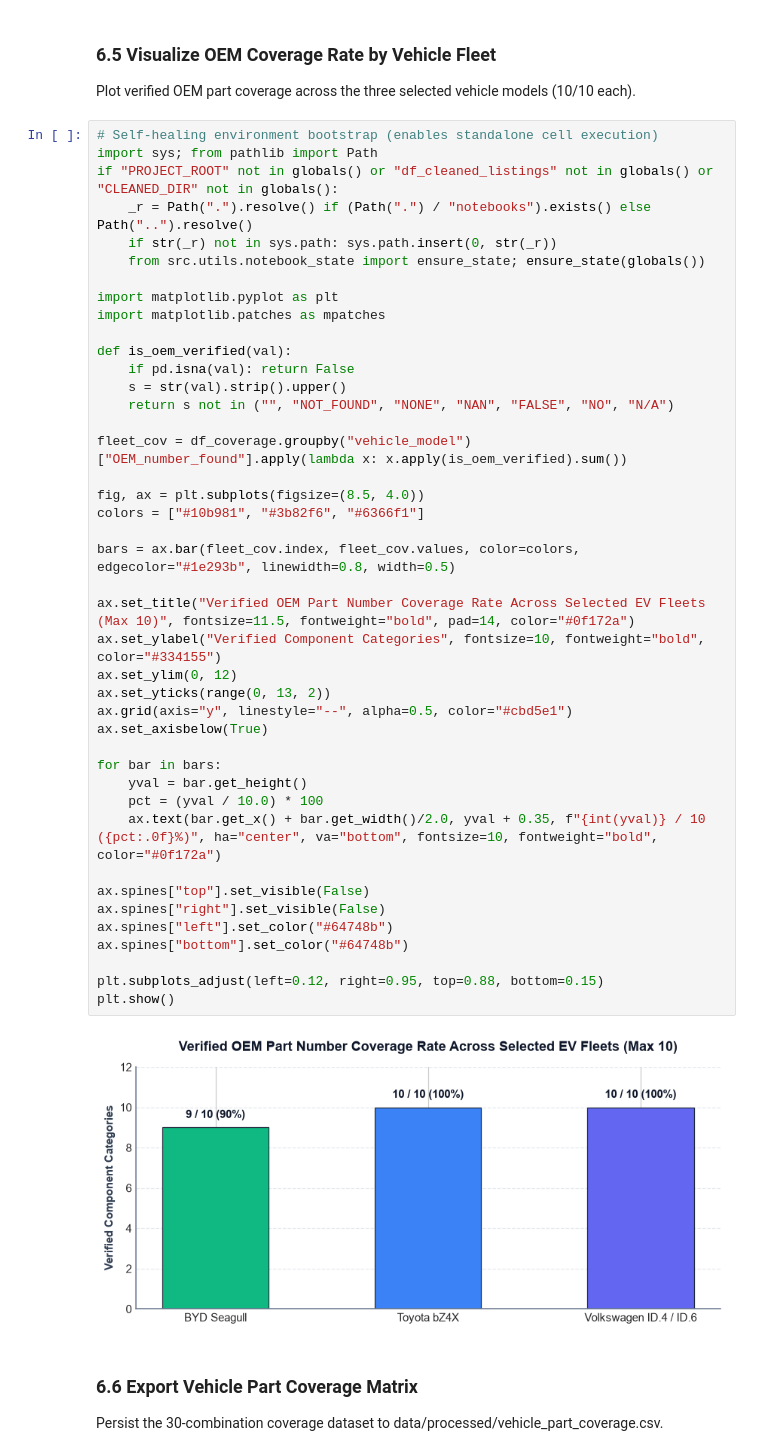
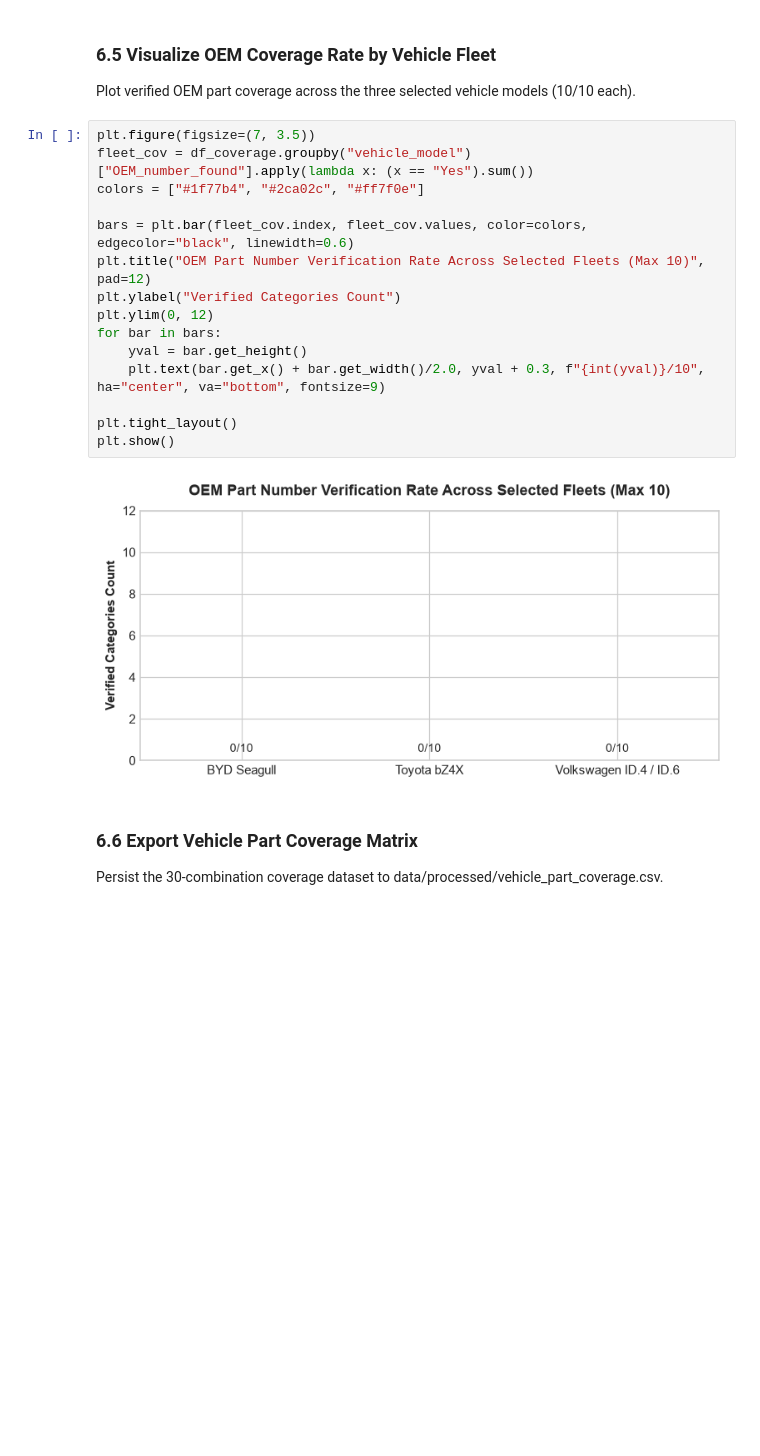
Before and after one commit to EstarCode/ev-spare-parts-prioritization, a Jupyter notebook: notebooks/Abraham_Amogne_EV_Spare_Parts_Prioritization.ipynb, the cells around one changed output. Drawn from its saved outputs; the diff is of its cells as text; blank space fills up the shorter version.

```diff
--- a/notebooks/Abraham_Amogne_EV_Spare_Parts_Prioritization.ipynb
+++ b/notebooks/Abraham_Amogne_EV_Spare_Parts_Prioritization.ipynb
@@ -648,50 +664,23 @@ display(oem_crosstab)
 # %% [markdown]
 ### 6.5 Visualize OEM Coverage Rate by Vehicle Fleet
 Plot verified OEM part coverage across the three selected vehicle models (10/10 each).
-# %%
-# Self-healing environment bootstrap (enables standalone cell execution)
-import sys; from pathlib import Path
-if "PROJECT_ROOT" not in globals() or "df_cleaned_listings" not in globals() or "CLEANED_DIR" not in globals():
-    _r = Path(".").resolve() if (Path(".") / "notebooks").exists() else Path("..").resolve()
-    if str(_r) not in sys.path: sys.path.insert(0, str(_r))
-    from src.utils.notebook_state import ensure_state; ensure_state(globals())
-
-import matplotlib.pyplot as plt
-import matplotlib.patches as mpatches
-
-def is_oem_verified(val):
-    if pd.isna(val): return False
-    s = str(val).strip().upper()
-    return s not in ("", "NOT_FOUND", "NONE", "NAN", "FALSE", "NO", "N/A")
-
-fleet_cov = df_coverage.groupby("vehicle_model")["OEM_number_found"].apply(lambda x: x.apply(is_oem_verified).sum())
-
-fig, ax = plt.subplots(figsize=(8.5, 4.0))
-colors = ["#10b981", "#3b82f6", "#6366f1"]
-
-bars = ax.bar(fleet_cov.index, fleet_cov.values, color=colors, edgecolor="#1e293b", linewidth=0.8, width=0.5)
-
-ax.set_title("Verified OEM Part Number Coverage Rate Across Selected EV Fleets (Max 10)", fontsize=11.5, fontweight="bold", pad=14, color="#0f172a")
-ax.set_ylabel("Verified Component Categories", fontsize=10, fontweight="bold", color="#334155")
-ax.set_ylim(0, 12)
-ax.set_yticks(range(0, 13, 2))
-ax.grid(axis="y", linestyle="--", alpha=0.5, color="#cbd5e1")
-ax.set_axisbelow(True)
-
-for bar in bars:
-    yval = bar.get_height()
-    pct = (yval / 10.0) * 100
-    ax.text(bar.get_x() + bar.get_width()/2.0, yval + 0.35, f"{int(yval)} / 10 ({pct:.0f}%)", ha="center", va="bottom", fontsize=10, fontweight="bold", color="#0f172a")
-
-ax.spines["top"].set_visible(False)
-ax.spines["right"].set_visible(False)
-ax.spines["left"].set_color("#64748b")
-ax.spines["bottom"].set_color("#64748b")
-
-plt.subplots_adjust(left=0.12, right=0.95, top=0.88, bottom=0.15)
-plt.show()
-# %% [output]
-[figure, removed]
+# %%
+plt.figure(figsize=(7, 3.5))
+fleet_cov = df_coverage.groupby("vehicle_model")["OEM_number_found"].apply(lambda x: (x == "Yes").sum())
+colors = ["#1f77b4", "#2ca02c", "#ff7f0e"]
+
+bars = plt.bar(fleet_cov.index, fleet_cov.values, color=colors, edgecolor="black", linewidth=0.6)
+plt.title("OEM Part Number Verification Rate Across Selected Fleets (Max 10)", pad=12)
+plt.ylabel("Verified Categories Count")
+plt.ylim(0, 12)
+for bar in bars:
+    yval = bar.get_height()
+    plt.text(bar.get_x() + bar.get_width()/2.0, yval + 0.3, f"{int(yval)}/10", ha="center", va="bottom", fontsize=9)
+
+plt.tight_layout()
+plt.show()
+# %% [output]
+[figure, added]
 # %% [markdown]
 ### 6.6 Export Vehicle Part Coverage Matrix
 Persist the 30-combination coverage dataset to data/processed/vehicle_part_coverage.csv.
```
Also changed, not shown: parts of 4 cells of this notebook.
